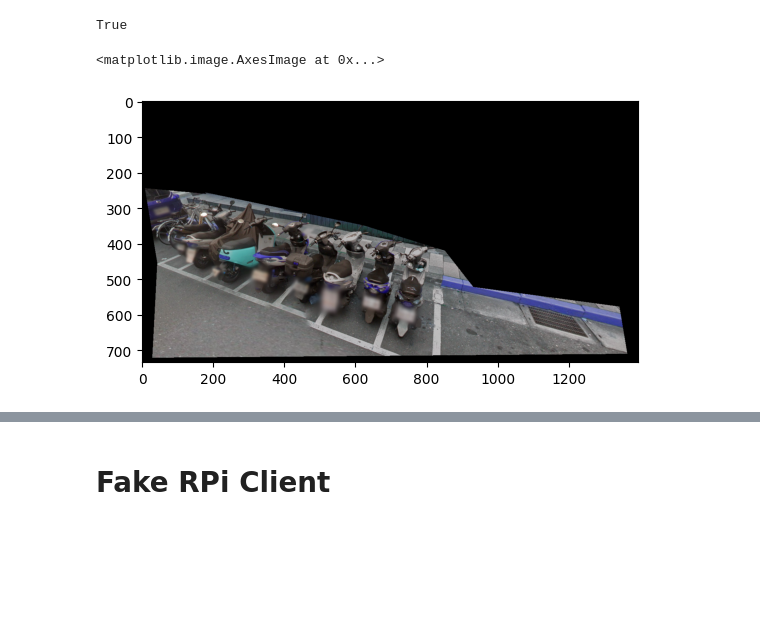
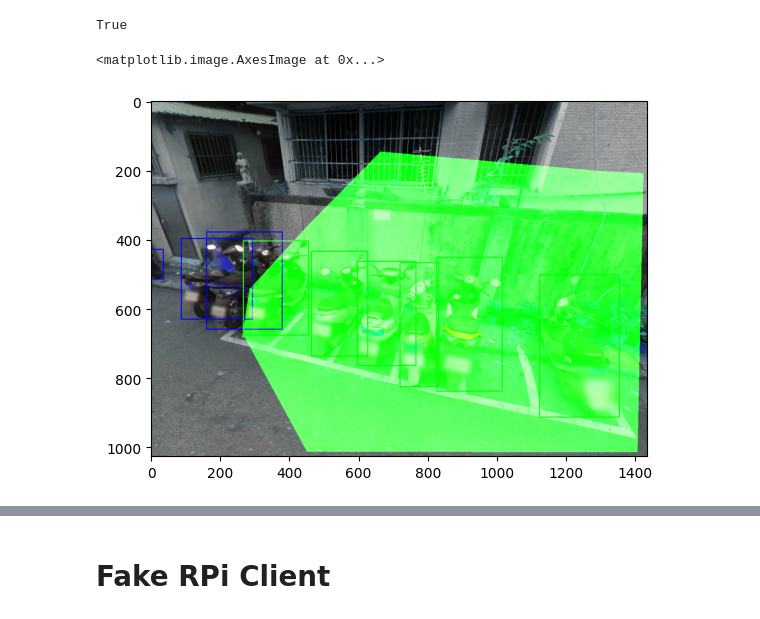
Before and after one commit to VincentSheh/motorparking-tracker, a Jupyter notebook: Detector_trainer/Yolo_Trainer.ipynb, the cells around one changed output, grey strips where cells are left out. Drawn from its saved outputs; the diff is of its cells as text; code cells hidden in the pictures; blank space fills up the shorter version.

```diff
--- a/Detector_trainer/Yolo_Trainer.ipynb
+++ b/Detector_trainer/Yolo_Trainer.ipynb
@@ -107,7 +107,7 @@ from matplotlib import pyplot as plt
 from ultralytics import YOLO
 
 # Load the model and image
-model = YOLO('yolov8l_best.pt')
+model = YOLO('yolov8x.pt')
 # img = cv2.imread('illegal1.png')
 # Perform inference
 results = model(illegal_park_img,save=True, conf=0.4, classes=3)[0]
@@ -138,5 +139,6 @@ NameError: name 'boxed_img' is not defined
 # %%
 # Perform inference
+results = model(park_img,save=True, conf=0.4, classes=3)[0]
 
 # Draw bounding boxes with custom color
 for detection in results.boxes.xyxy:
@@ -170,7 +175,7 @@ cv2.imwrite('combined1.jpg', fin_img)
 # %% [output]
 True
 # %%
-plt.imshow(park_img)
+plt.imshow(fin_img)
 # %% [output]
 <matplotlib.image.AxesImage at 0x...>
-[figure, old version]
+[figure, new version]
```
Also changed, not shown: parts of 9 cells of this notebook, 1 other file.
